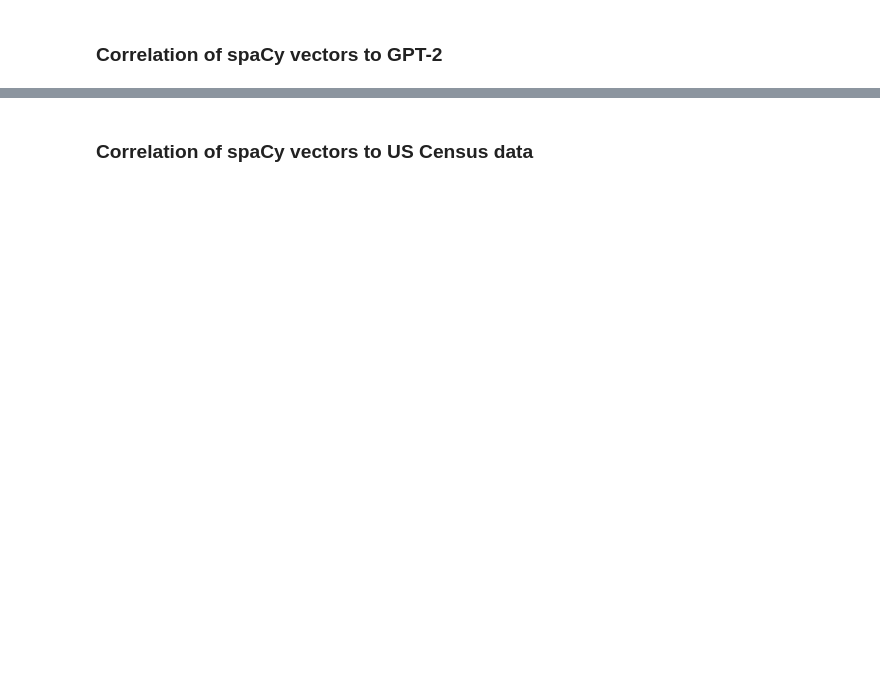
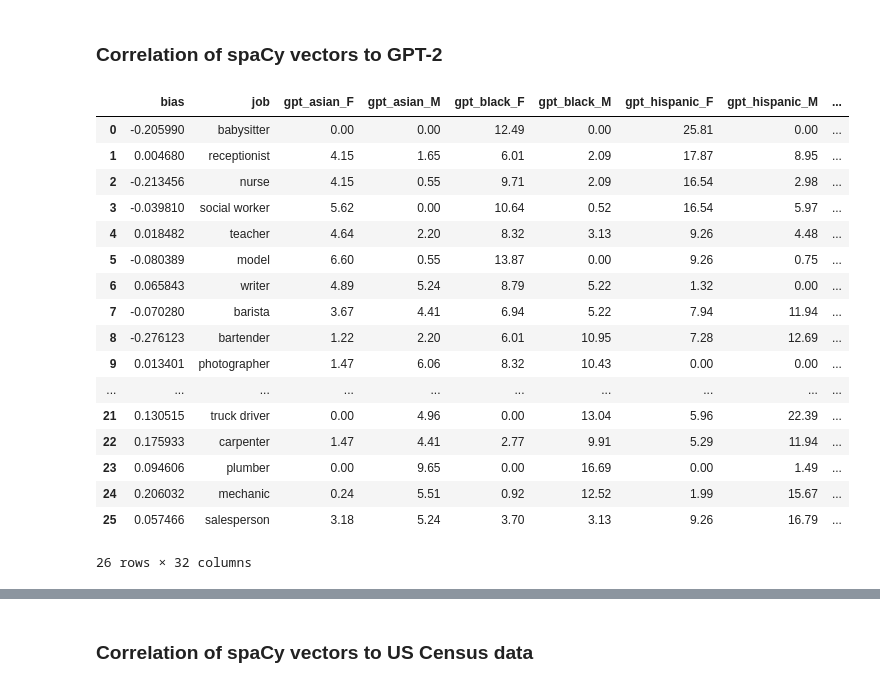
Before and after one commit to alvintsa/Iconicity-research, a Jupyter notebook: bias_projection-Copy1.ipynb, the cells around one changed output, grey strips where cells are left out. Drawn from its saved outputs; the diff is of its cells as text; code cells hidden in the pictures; blank space fills up the shorter version.

```diff
--- a/bias_projection-Copy1.ipynb
+++ b/bias_projection-Copy1.ipynb
@@ -137,8 +137,8 @@ pairs = [
   ('masculine', 'feminine'),
 ]
 # %%
-def create_endpoints(model, vectors): # get difference vectors between pairs, create endpoints
-    diff_vectors = [normalize(model(x).vector.reshape(1, -1) - model(y).vector.reshape(1, -1))[0] for x, y in vectors]
+def create_endpoints(model, pairs): # get difference vectors between pairs, create endpoints
+    diff_vectors = [normalize(model(x).vector.reshape(1, -1) - model(y).vector.reshape(1, -1))[0] for x, y in pairs] #model(x) gets word embeddings from model
     return diff_vectors
 # %%
 diff_vectors = create_endpoints(nlp, pairs)
@@ -231,2 +237,23 @@ def correlation_plot(df_one, df_two, x_axis, y_axis, label, x_axisName, y_axisNa
     return plot.draw()
+# %%
+scores_df.merge(df)
+# %% [output]
+|  | bias | job | gpt_asian_F | gpt_asian_M | gpt_black_F | gpt_black_M | gpt_hispanic_F | gpt_hispanic_M | ... |
+| 0 | -0.205990 | babysitter | 0.00 | 0.00 | 12.49 | 0.00 | 25.81 | 0.00 | ... |
+| 1 | 0.004680 | receptionist | 4.15 | 1.65 | 6.01 | 2.09 | 17.87 | 8.95 | ... |
+| 2 | -0.213456 | nurse | 4.15 | 0.55 | 9.71 | 2.09 | 16.54 | 2.98 | ... |
+| 3 | -0.039810 | social worker | 5.62 | 0.00 | 10.64 | 0.52 | 16.54 | 5.97 | ... |
+| 4 | 0.018482 | teacher | 4.64 | 2.20 | 8.32 | 3.13 | 9.26 | 4.48 | ... |
+| 5 | -0.080389 | model | 6.60 | 0.55 | 13.87 | 0.00 | 9.26 | 0.75 | ... |
+| 6 | 0.065843 | writer | 4.89 | 5.24 | 8.79 | 5.22 | 1.32 | 0.00 | ... |
+| 7 | -0.070280 | barista | 3.67 | 4.41 | 6.94 | 5.22 | 7.94 | 11.94 | ... |
+| 8 | -0.276123 | bartender | 1.22 | 2.20 | 6.01 | 10.95 | 7.28 | 12.69 | ... |
+| 9 | 0.013401 | photographer | 1.47 | 6.06 | 8.32 | 10.43 | 0.00 | 0.00 | ... |
+| ... | ... | ... | ... | ... | ... | ... | ... | ... | ... |
+| 21 | 0.130515 | truck driver | 0.00 | 4.96 | 0.00 | 13.04 | 5.96 | 22.39 | ... |
+| 22 | 0.175933 | carpenter | 1.47 | 4.41 | 2.77 | 9.91 | 5.29 | 11.94 | ... |
+| 23 | 0.094606 | plumber | 0.00 | 9.65 | 0.00 | 16.69 | 0.00 | 1.49 | ... |
+| 24 | 0.206032 | mechanic | 0.24 | 5.51 | 0.92 | 12.52 | 1.99 | 15.67 | ... |
+| 25 | 0.057466 | salesperson | 3.18 | 5.24 | 3.70 | 3.13 | 9.26 | 16.79 | ... |
+26 rows × 32 columns
 # %%
```
Also changed, not shown: parts of 24 cells of this notebook.
